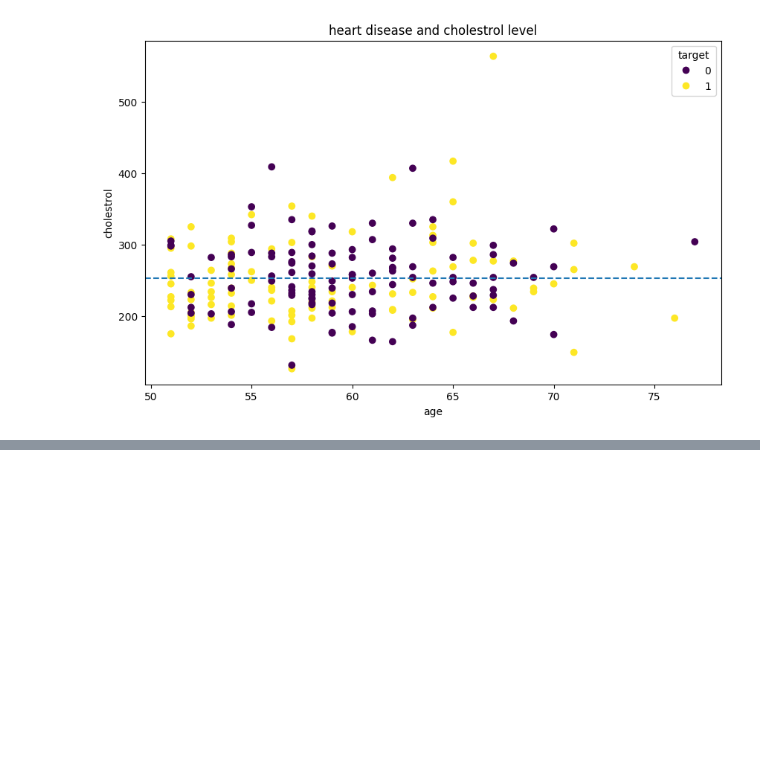
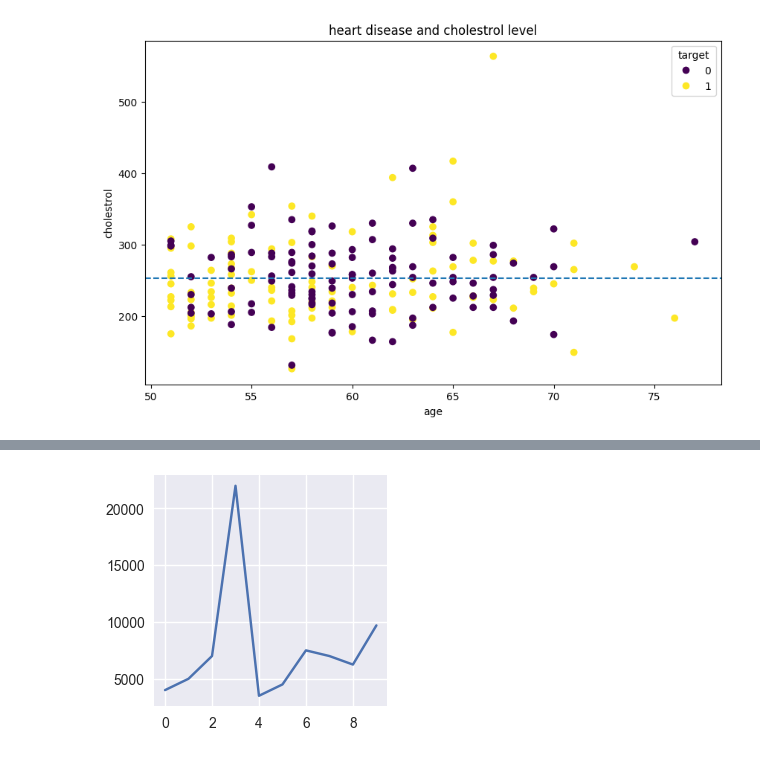
Before and after one commit to Sanjaystorm7119/dataScienceAi, a Jupyter notebook: matplotlib.ipynb, the cells around one changed output, grey strips where cells are left out. Cells and saved outputs as stored; diff of their text form; code cells hidden in the pictures; blank space fills up the shorter version.

```diff
--- a/matplotlib.ipynb
+++ b/matplotlib.ipynb
@@ -307,0 +350,9 @@ plt.show()
+# %%
+plt.style.use("seaborn-v0_8")
+carsales["Price"].plot(figsize=(3,3))
+
+
+plt.show()
+# plt.style.available
+# %% [output]
+[figure, added]
```
Also changed, not shown: parts of 12 cells of this notebook.
